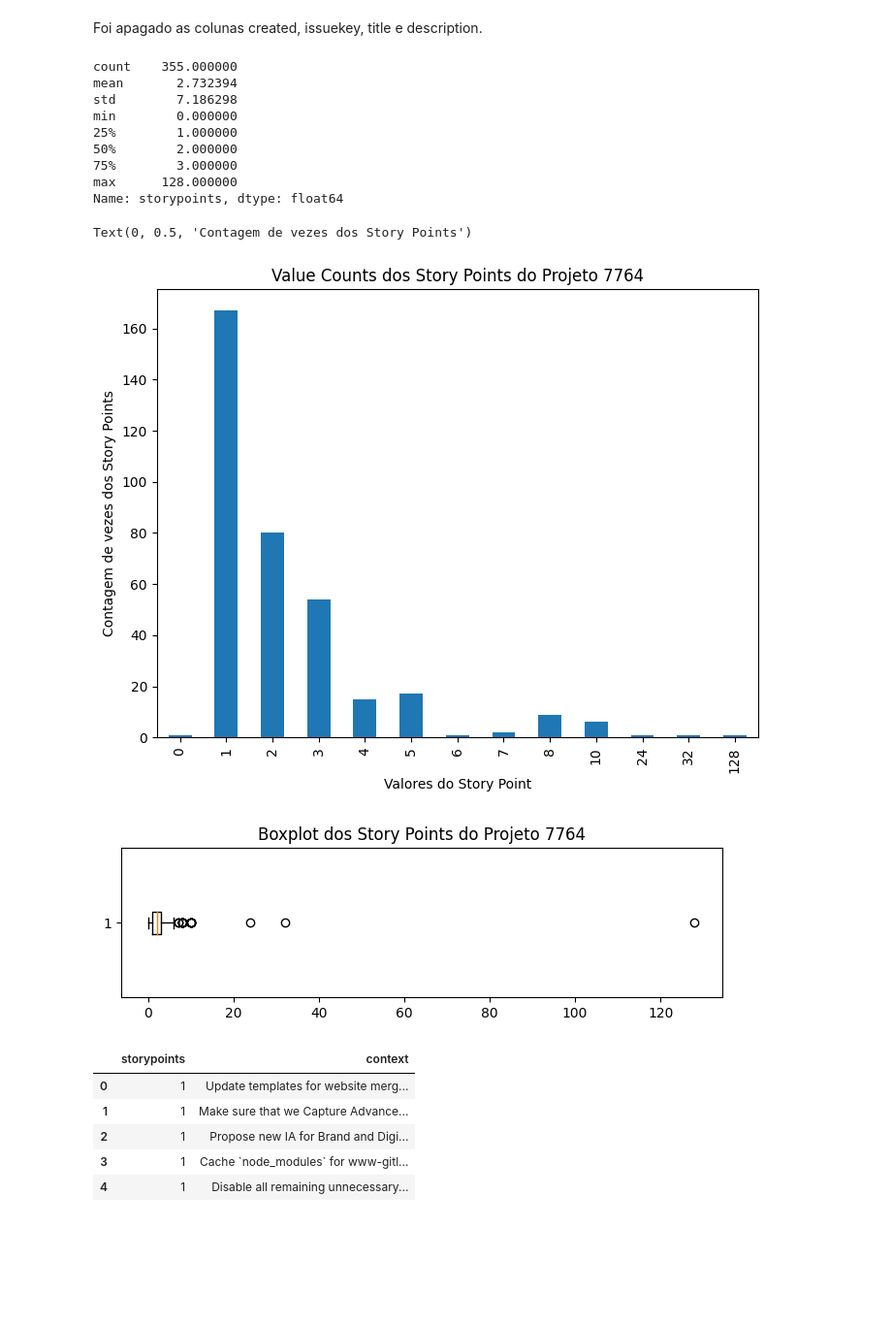
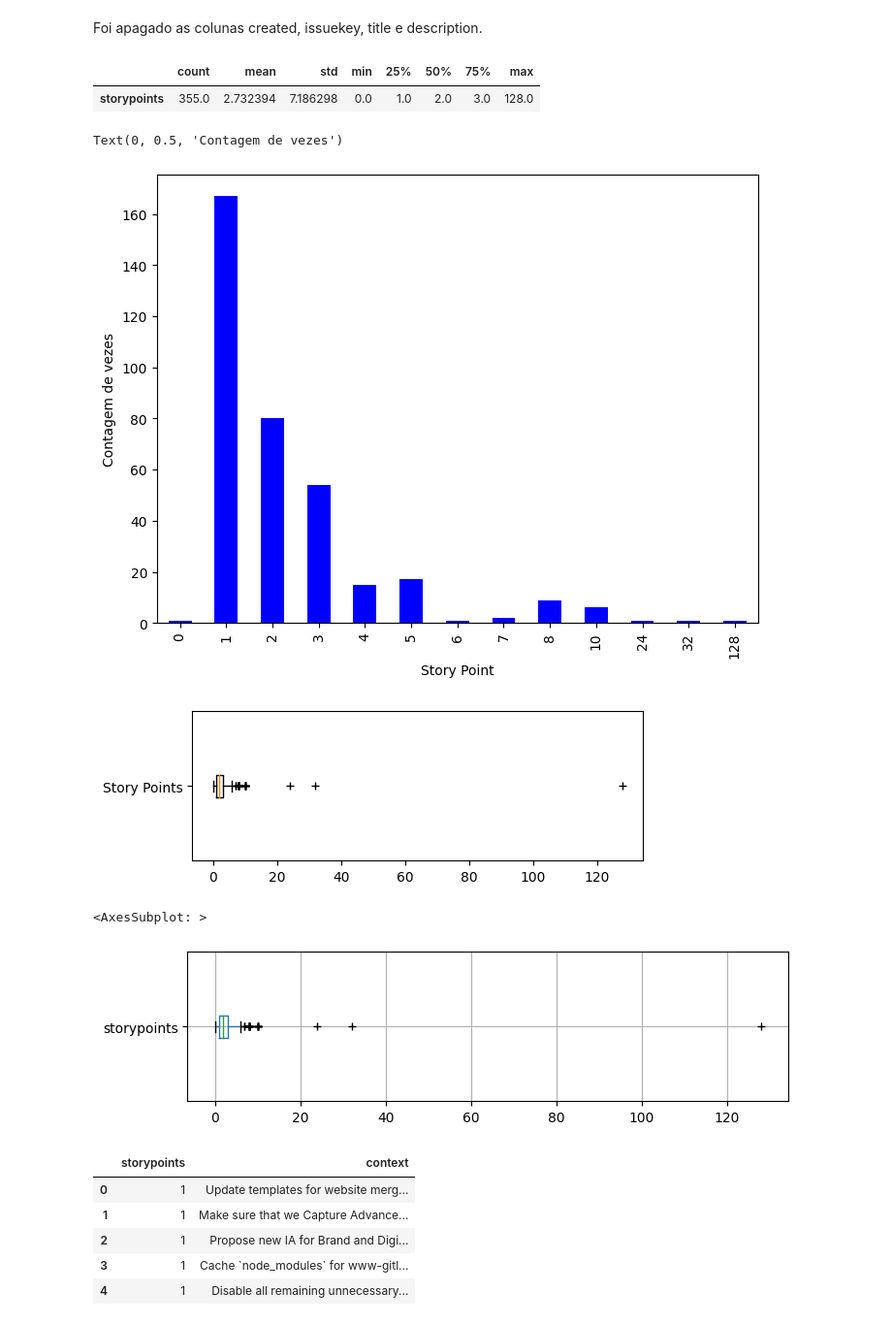
Before and after one commit to giseldo/Neo_Legibility_Python, a Jupyter notebook: notebooks/7764.ipynb, the cells around one changed output. Shown at 97% size. Drawn from its saved outputs; the diff is of its cells as text; code cells hidden in the pictures; blank space fills up the shorter version.

```diff
--- a/notebooks/7764.ipynb
+++ b/notebooks/7764.ipynb
@@ -16,8 +16,8 @@ from nltk.tokenize import word_tokenize
 # %%
 name = "7764"
 filename = "../data/neo/csv/{}.csv".format(name)
-df_full = pd.read_csv(filename)
-df_full.head()
+df = pd.read_csv(filename)
+df.head()
 # %% [output]
 |  | issuekey | created | title | description | storypoints |
 | 0 | 29688087 | 2020-01-17 00:50:48.022 | Update templates for website merg... | Relates to &232 and #6109 \r\n\r\... | 1 |
@@ -28,10 +28,10 @@ df_full.head()
 # %% [markdown]
 Esse conjunto de dados tem 355 User Stories.
 # %%
-df_full["context"] = df_full["title"] + df_full["description"]
-df_full = df_full.drop(['created', 'issuekey', 'title', 'description'], axis=1)
-df_full['context'] = df_full['context'].astype(str)
-df_full.head()
+df["context"] = df["title"] + df["description"]
+df = df.drop(['created', 'issuekey', 'title', 'description'], axis=1)
+df['context'] = df['context'].astype(str)
+df.head()
 # %% [output]
 |  | storypoints | context |
 | 0 | 1 | Update templates for website merg... |
@@ -41,34 +41,33 @@ df_full.head()
 | 4 | 1 | Disable all remaining unnecessary... |
 # %% [markdown]
 Foi apagado as colunas created, issuekey, title e description.
-# %%
-df_full["storypoints"].describe()
-# %% [output]
-count    355.000000
-mean       2.732394
-std        7.186298
-min        0.000000
-25%        1.000000
-50%        2.000000
-75%        3.000000
-max      128.000000
-Name: storypoints, dtype: float64
+# %%
+df.describe().T
+# %% [output]
+|  | count | mean | std | min | 25% | 50% | 75% | max |
+| storypoints | 355.0 | 2.732394 | 7.186298 | 0.0 | 1.0 | 2.0 | 3.0 | 128.0 |
+# %%
+value_count = df["storypoints"].value_counts().sort_index()
 # %%
-value_count = df_full["storypoints"].value_counts().sort_index()
 plt.figure(figsize=(8,6))
-value_count.plot(kind='bar')
-plt.title("Value Counts dos Story Points do Projeto 7764")
-plt.xlabel("Valores do Story Point")
-plt.ylabel("Contagem de vezes dos Story Points")
+value_count.plot(kind='bar', color=['blue'])
+plt.xlabel("Story Point")
+plt.ylabel("Contagem de vezes")
 # %% [output]
-Text(0, 0.5, 'Contagem de vezes dos Story Points')
+Text(0, 0.5, 'Contagem de vezes')
-[figure, old version]
+[figure, new version]
 # %%
-plt.figure(figsize=(8,2))
-plt.boxplot(df_full['storypoints'], vert=False)
-plt.title('Boxplot dos Story Points do Projeto 7764')
+plt.figure(figsize=(6,2))
+plt.boxplot(df['storypoints'], vert=False, sym="+")
+plt.yticks([1], ['Story Points'])
 plt.show()
 # %% [output]
-[figure, old version]
+[figure, new version]
+# %%
+plt.figure(figsize=(8,2))
+df.boxplot(column='storypoints', vert=False, sym="+")
+# %% [output]
+<AxesSubplot: >
+[figure, added]
 # %%
 # remover outliers
```
Also changed, not shown: parts of 34 cells of this notebook.
